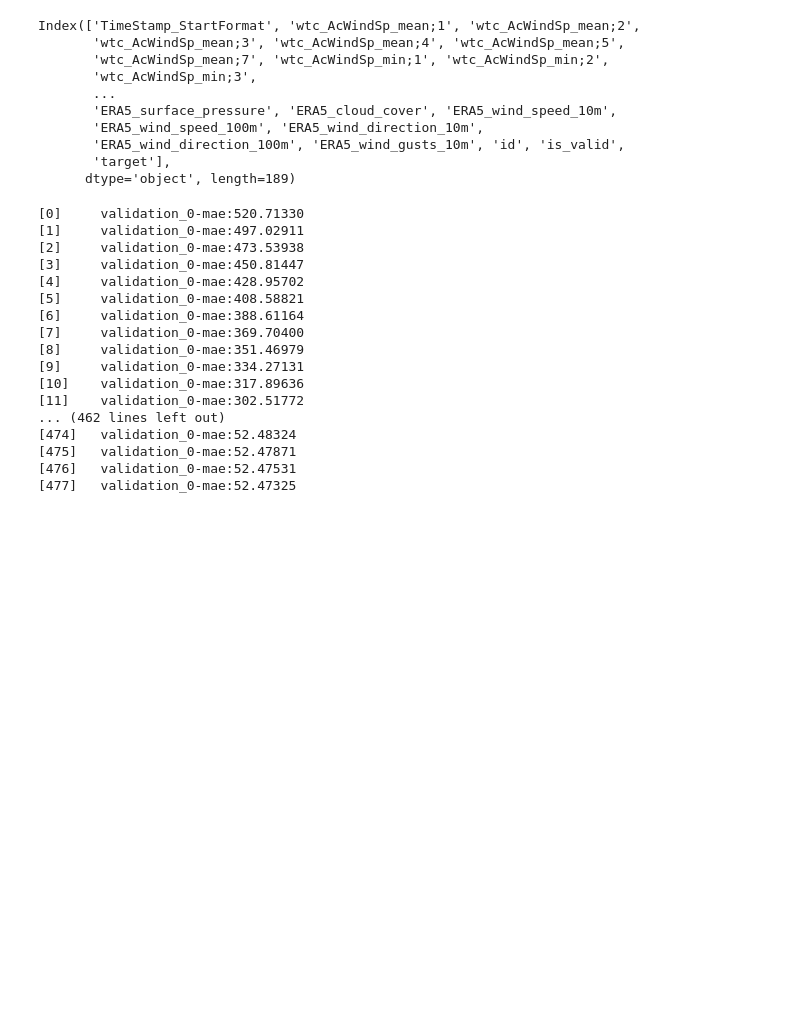
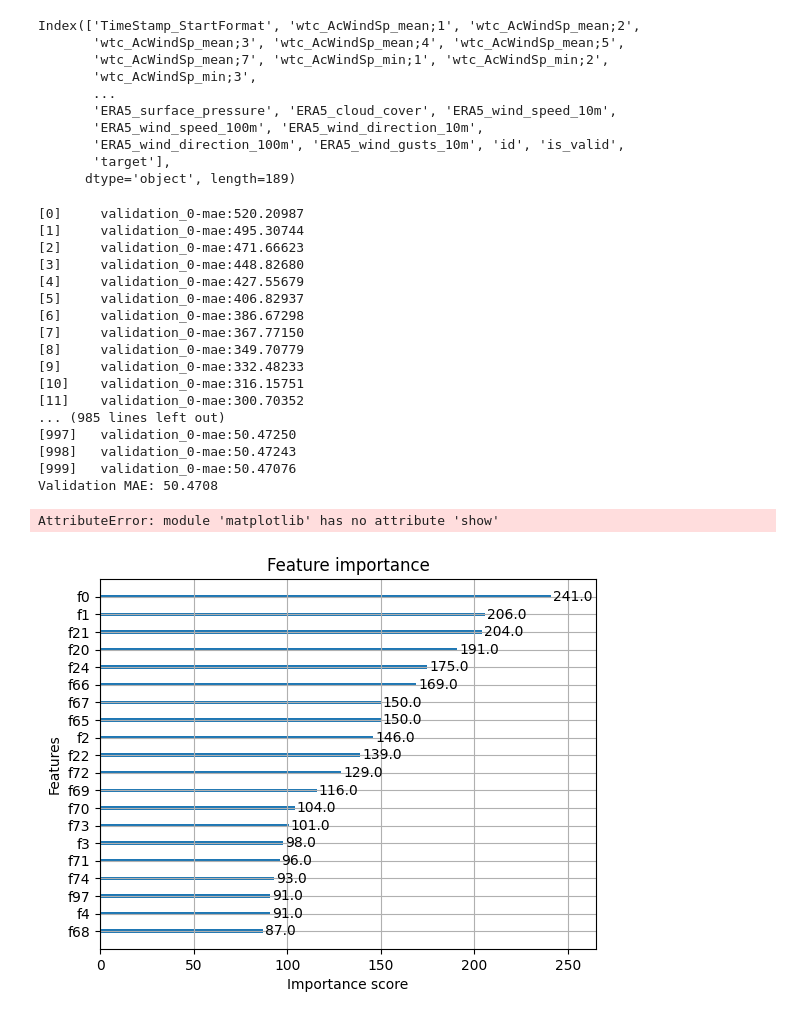
Before and after one commit to conormalone/kaggle_hill_of_towie, a Jupyter notebook: working.ipynb, the cells around one changed output. Saved outputs shown, nothing was run; the diff lists cells and outputs as text; code cells hidden in the pictures; blank space fills up the shorter version.

Commit message:
better lag feat + trig + time

```diff
--- a/working.ipynb
+++ b/working.ipynb
@@ -110,8 +188,8 @@ def add_lagged_wind_speeds(df, timestamp_col='TimeStamp_StartFormat', turbine_pr
 # %%
 input_df= input_df[~input_df.target.isna()]
 # %%
-input_df = day_feature_adder(input_df)
-test_df= day_feature_adder(test_df)
+input_df = add_lagged_act_power(input_df)
+test_df= add_lagged_act_power(test_df)
 # %%
-input_df = add_lagged_wind_speeds(input_df)
-test_df= add_lagged_wind_speeds(test_df)
+input_df = day_feature_adder(input_df)
+test_df= day_feature_adder(test_df)
@@ -118,14 +199,19 @@ test_df= add_lagged_wind_speeds(test_df)
 # %%
 y = input_df["target"]
+# %%
+import re
+pattern = re.compile(r'max|min')
+test_df = test_df.loc[:, ~test_df.columns.str.contains(pattern)]
 # %%
 
-X_raw = input_df[test_df.columns].drop(["TimeStamp_StartFormat"],axis=1)
+X_raw = input_df[test_df.columns].fillna(0).drop(["TimeStamp_StartFormat"],axis=1)
 scaler = StandardScaler()
 model = scaler.fit(X_raw)
 X_scaled = model.transform(X_raw)
 
-test_raw = test_df.drop(["TimeStamp_StartFormat"],axis=1)
-X_test = scaler.transform(test_raw)
+test_raw = test_df.fillna(0).drop(["TimeStamp_StartFormat"],axis=1)
+#scaler = StandardScaler()
+X_test = model.transform(test_raw)
 # %%
 X_train, X_val, y_train, y_val = train_test_split(
     X_scaled, y, test_size=0.25, random_state=123
@@ -133,7 +219,7 @@ X_train, X_val, y_train, y_val = train_test_split(
 # %%
 xgb_model = xgb.XGBRegressor(
     objective='reg:absoluteerror',#absoluteerror#squarederror
-    n_estimators=500,
+    n_estimators=1000,
     learning_rate=0.05,
     max_depth=10,
     min_child_weight=1,
@@ -147,7 +233,7 @@ xgb_model = xgb.XGBRegressor(
 )
 
 # Train the model
-xgb_model.fit(#xgb_model
+xgb_model.fit(
     X_train,
     y_train,
     eval_set=[(X_val, y_val)],
@@ -167,20 +253,20 @@ test_pred = xgb_model.predict(X_test)
 # Save predictions
 np.savetxt("predictions_xgboost.csv", test_pred, delimiter=",")
 # %% [output]
-[0]     validation_0-mae:520.71330
-[1]     validation_0-mae:497.02911
-[2]     validation_0-mae:473.53938
-[3]     validation_0-mae:450.81447
-[4]     validation_0-mae:428.95702
-[5]     validation_0-mae:408.58821
-[6]     validation_0-mae:388.61164
-[7]     validation_0-mae:369.70400
-[8]     validation_0-mae:351.46979
-[9]     validation_0-mae:334.27131
-[10]    validation_0-mae:317.89636
-[11]    validation_0-mae:302.51772
-... (462 lines left out)
-[474]   validation_0-mae:52.48324
-[475]   validation_0-mae:52.47871
-[476]   validation_0-mae:52.47531
-[477]   validation_0-mae:52.47325
+[0]     validation_0-mae:520.20987
+[1]     validation_0-mae:495.30744
+[2]     validation_0-mae:471.66623
+[3]     validation_0-mae:448.82680
+[4]     validation_0-mae:427.55679
+[5]     validation_0-mae:406.82937
+[6]     validation_0-mae:386.67298
+[7]     validation_0-mae:367.77150
+[8]     validation_0-mae:349.70779
+[9]     validation_0-mae:332.48233
+[10]    validation_0-mae:316.15751
+[11]    validation_0-mae:300.70352
+... (985 lines left out)
+[997]   validation_0-mae:50.47250
+[998]   validation_0-mae:50.47243
+[999]   validation_0-mae:50.47076
+Validation MAE: 50.4708
@@ -186,0 +275,11 @@ np.savetxt("predictions_xgboost.csv", test_pred, delimiter=",")
+# %%
+
+# Train basic model
+model = xgb.XGBRegressor().fit(X_train, y_train)
+
+# Visualize feature importance
+xgb.plot_importance(model, max_num_features=20)
+plt.show()
+# %% [output]
+AttributeError: module 'matplotlib' has no attribute 'show'
+[figure, added]
```
Also changed, not shown: parts of 6 cells of this notebook.
